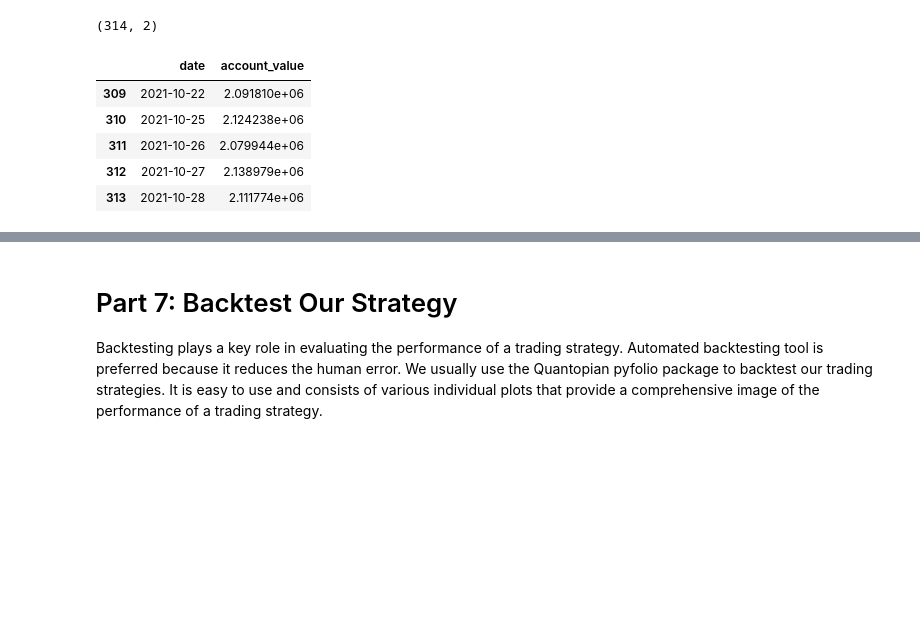
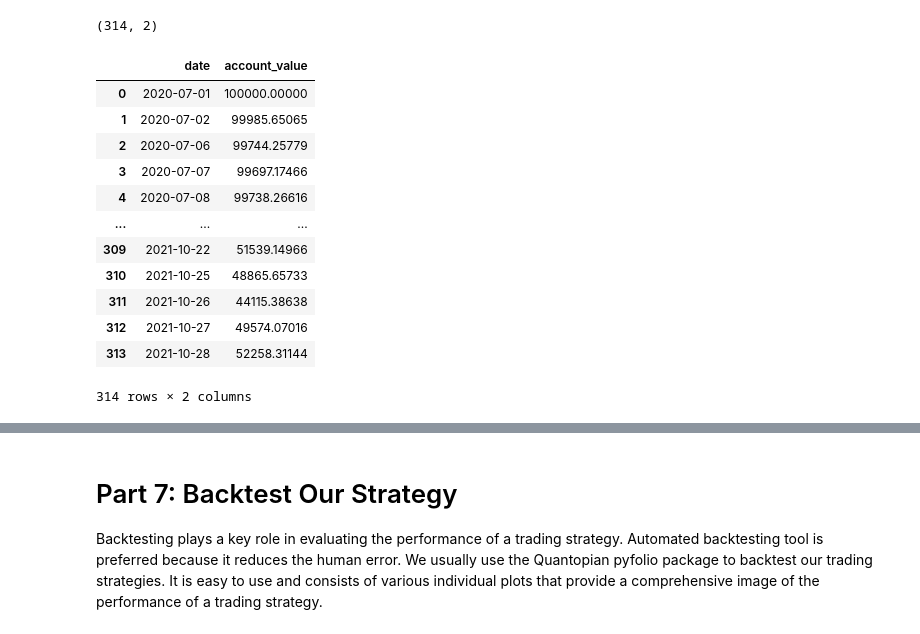
Before and after one commit to EvanHong99/FinRL, a Jupyter notebook: FinRL_StockTrading_NeurIPS_2018.ipynb, the cells around one changed output, grey strips where cells are left out. Cells and saved outputs as stored; diff of their text form; code cells hidden in the pictures; blank space fills up the shorter version.

```diff
--- a/FinRL_StockTrading_NeurIPS_2018.ipynb
+++ b/FinRL_StockTrading_NeurIPS_2018.ipynb
@@ -495,5 +481,7 @@ auth success
 # %%
-processed_full=pd.read_csv('./datasets/train/processed_full.csv',index_col=0,header=0)
+processed_full=pd.read_csv('./datasets/train/processed_full.csv',index_col=0,header=0,dtype={"tic":str})
+# 只选择两个股票
+processed_full=processed_full[np.logical_or(processed_full['tic']=='600036',processed_full['tic']=='002142')]
 processed_full
 # %% [output]
 |  | date | tic | open | high | close | low | volume | turnover | day | macd | boll_ub | ... |
@@ -556,15 +551,21 @@ Stock Dimension: 5, State Space: 51
 from finrl.finrl_meta.env_stock_trading.env_test import StockTradingEnv
 env_kwargs = {
         "hmax": 100,
-        "initial_amount": 1000000,
-        "num_stock_shares": [0] * stock_dimension,
+        "initial_amount": 1e5, # 十万空余资金
+        "num_stock_shares": [0] * stock_dimension, # 每个股票十手
         "buy_cost_pct": [0.000675] * stock_dimension,
         "sell_cost_pct": [0.001] * stock_dimension,
         "state_space": state_space,
         "stock_dim": stock_dimension,
         "tech_indicator_list": config.INDICATORS,
         "action_space": stock_dimension,
-        "reward_scaling": 1e-4 }
+        "reward_scaling": 1e-4,
+        # "model_name":"pair_trading",
+        # "mode":"test",
+        # "":,
+
+
+         }
 e_train_gym = StockTradingEnv(df = train, **env_kwargs)
 # %% [markdown]
 ## Environment for Training
@@ -600,5 +601,5 @@ Using cuda device
 # %%
 trained_ppo = agent.train_model(model=model_ppo,
                     tb_log_name='ppo',
-                    total_timesteps=5000)
+                    total_timesteps=20000)
 # %% [output]
@@ -718,12 +817,19 @@ df_account_value.shape
 # %% [output]
 (314, 2)
 # %%
-df_account_value.tail()
+df_account_value
 # %% [output]
 |  | date | account_value |
-| 309 | 2021-10-22 | 2.091810e+06 |
-| 310 | 2021-10-25 | 2.124238e+06 |
-| 311 | 2021-10-26 | 2.079944e+06 |
-| 312 | 2021-10-27 | 2.138979e+06 |
-| 313 | 2021-10-28 | 2.111774e+06 |
+| 0 | 2020-07-01 | 100000.00000 |
+| 1 | 2020-07-02 | 99985.65065 |
+| 2 | 2020-07-06 | 99744.25779 |
+| 3 | 2020-07-07 | 99697.17466 |
+| 4 | 2020-07-08 | 99738.26616 |
+| ... | ... | ... |
+| 309 | 2021-10-22 | 51539.14966 |
+| 310 | 2021-10-25 | 48865.65733 |
+| 311 | 2021-10-26 | 44115.38638 |
+| 312 | 2021-10-27 | 49574.07016 |
+| 313 | 2021-10-28 | 52258.31144 |
+314 rows × 2 columns
 # %%
```
Also changed, not shown: parts of 97 cells of this notebook, 4 other files.
